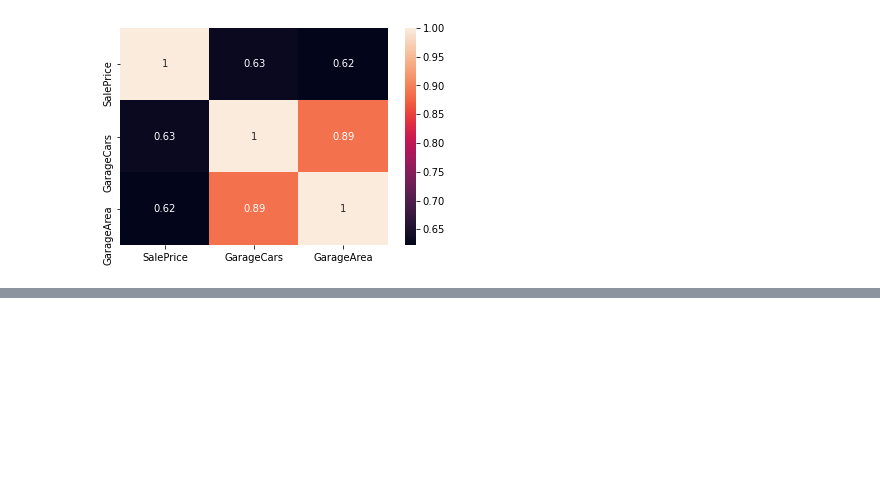
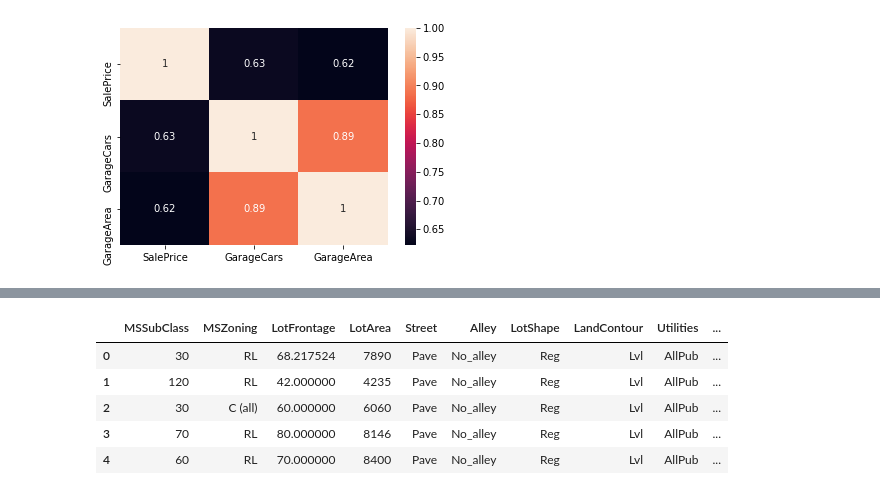
Before and after one commit to djhang99/housing_prices, a Jupyter notebook: David Jhang/EDA.ipynb, the cells around one changed output, grey strips where cells are left out. Saved outputs shown, nothing was run; the diff lists cells and outputs as text; code cells hidden in the pictures; blank space fills up the shorter version.

```diff
--- a/David Jhang/EDA.ipynb
+++ b/David Jhang/EDA.ipynb
@@ -207,0 +213,12 @@ plt.show()
+# %%
+# create copy so we can work backwards and delete non-categorical features
+df1 = df
+# %%
+df1.head()
+# %% [output]
+|  | MSSubClass | MSZoning | LotFrontage | LotArea | Street | Alley | LotShape | LandContour | Utilities | ... |
+| 0 | 30 | RL | 68.217524 | 7890 | Pave | No_alley | Reg | Lvl | AllPub | ... |
+| 1 | 120 | RL | 42.000000 | 4235 | Pave | No_alley | Reg | Lvl | AllPub | ... |
+| 2 | 30 | C (all) | 60.000000 | 6060 | Pave | No_alley | Reg | Lvl | AllPub | ... |
+| 3 | 70 | RL | 80.000000 | 8146 | Pave | No_alley | Reg | Lvl | AllPub | ... |
+| 4 | 60 | RL | 70.000000 | 8400 | Pave | No_alley | Reg | Lvl | AllPub | ... |
```
Also changed, not shown: parts of 5 cells of this notebook, 2 other files.
